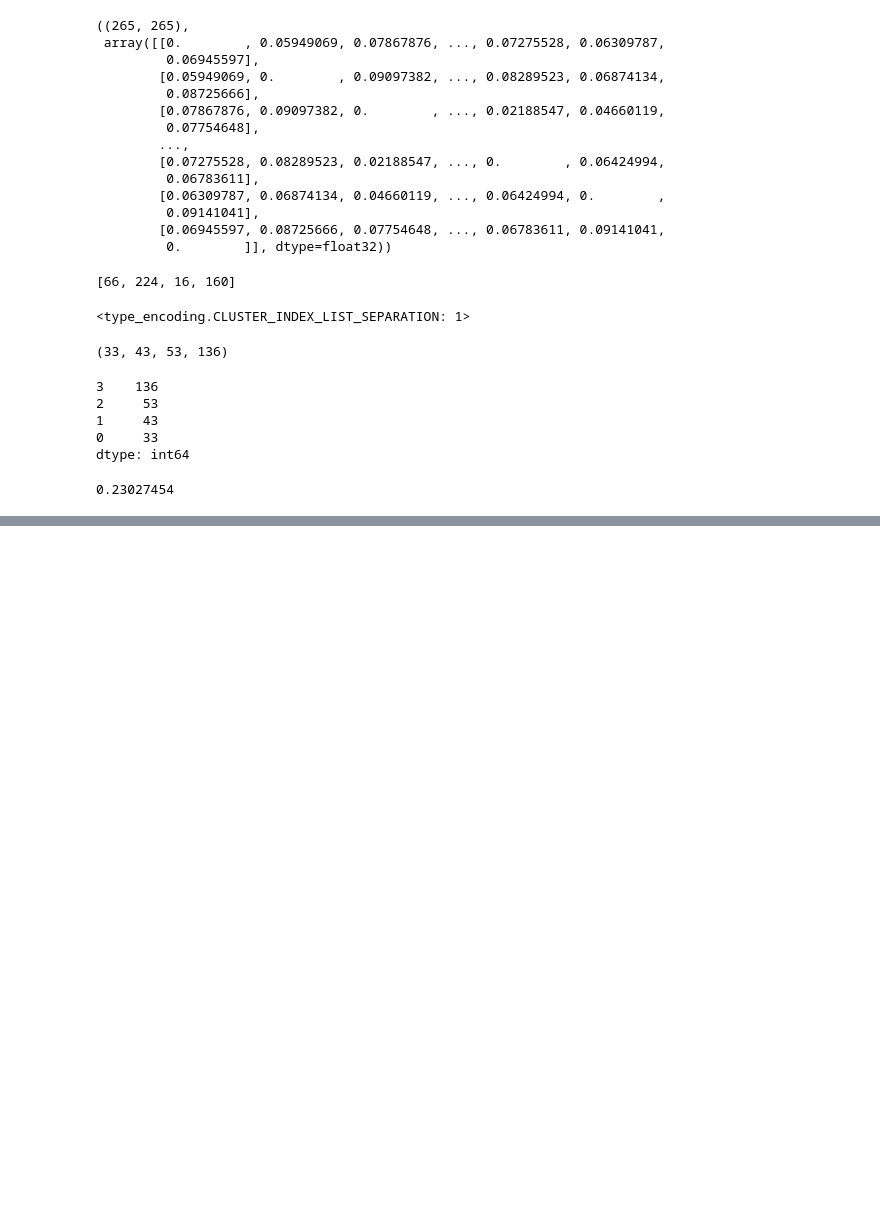
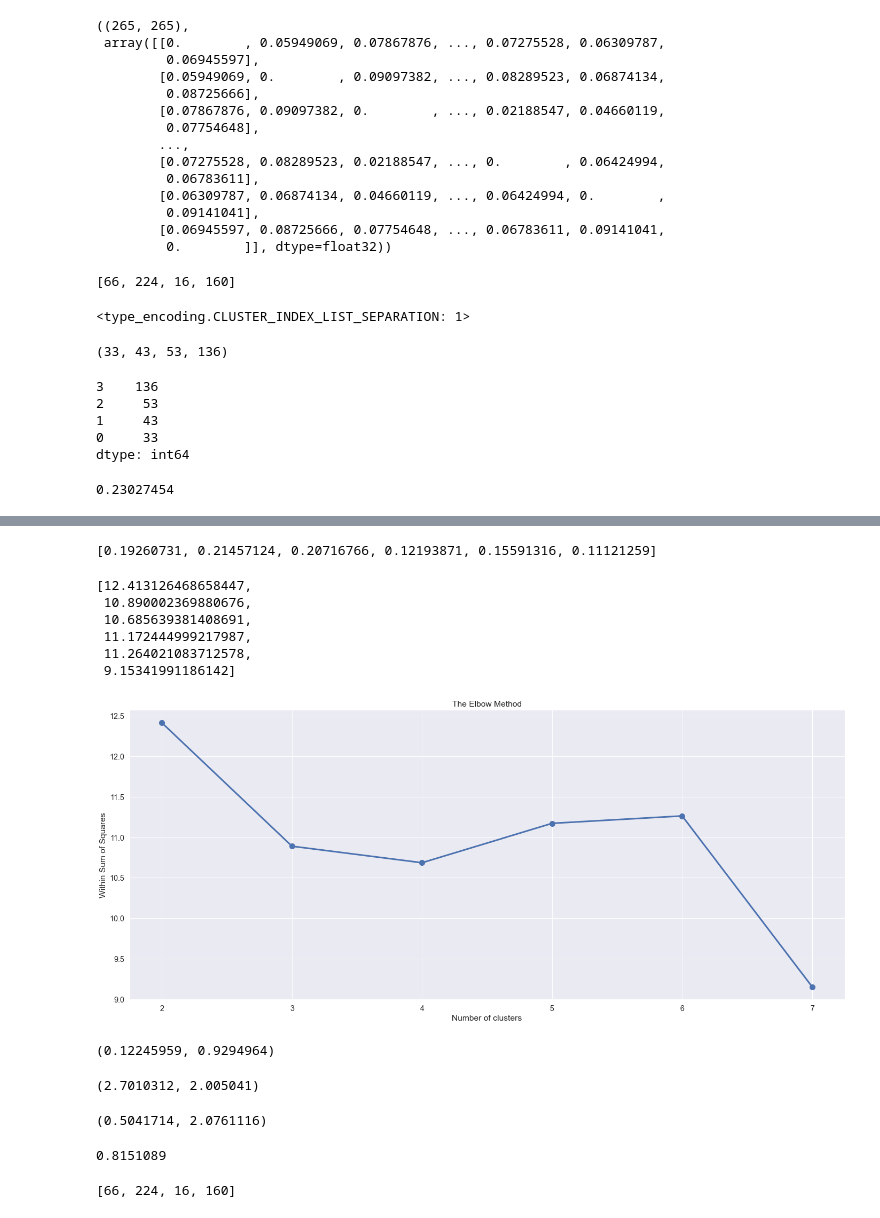
Before and after one commit to Rpinto02/Similarity_Recommender, a Jupyter notebook: model/Portfolio3_K-medoids.ipynb, the cells around one changed output, grey strips where cells are left out. Cells and saved outputs as stored; diff of their text form; code cells hidden in the pictures; blank space fills up the shorter version.

```diff
--- a/model/Portfolio3_K-medoids.ipynb
+++ b/model/Portfolio3_K-medoids.ipynb
@@ -139,0 +227,46 @@ silhouette_score(dissimilarity_matrix, labels, metric='precomputed', sample_size
+# %%
+k_scores
+# %% [output]
+[0.19260731, 0.21457124, 0.20716766, 0.12193871, 0.15591316, 0.11121259]
+# %%
+wss
+# %% [output]
+[12.413126468658447,
+ 10.890002369880676,
+ 10.685639381408691,
+ 11.172444999217987,
+ 11.264021083712578,
+ 9.15341991186142]
+# %%
+sns.set(font_scale = 1.3)
+
+plt.figure(figsize=(24,10))
+plt.plot(list(range(2, 8)), wss,marker='o', linewidth=3, markersize=10)
+
+plt.title('The Elbow Method')
+plt.xlabel("Number of clusters")
+plt.ylabel("Within Sum of Squares")
+
+plt.show()
+# %% [output]
+[figure, added]
+# %%
+dissimilarity_matrix[143][labels_km[labels_km == 0].index].sum(), dissimilarity_matrix[4][labels_km[labels_km == 1].index].sum()
+# %% [output]
+(0.12245959, 0.9294964)
+# %%
+dissimilarity_matrix[82][labels[labels_km == 2].index].sum(), dissimilarity_matrix[217][labels[labels_km == 3].index].sum()
+# %% [output]
+(2.7010312, 2.005041)
+# %%
+dissimilarity_matrix[175][labels[labels_km == 4].index].sum(), dissimilarity_matrix[80][labels[labels_km == 5].index].sum()
+# %% [output]
+(0.5041714, 2.0761116)
+# %%
+dissimilarity_matrix[111][labels[labels_km == 6].index].sum()
+# %% [output]
+0.8151089
+# %%
+medoids
+# %% [output]
+[66, 224, 16, 160]
```
Also changed, not shown: parts of 7 cells of this notebook.
